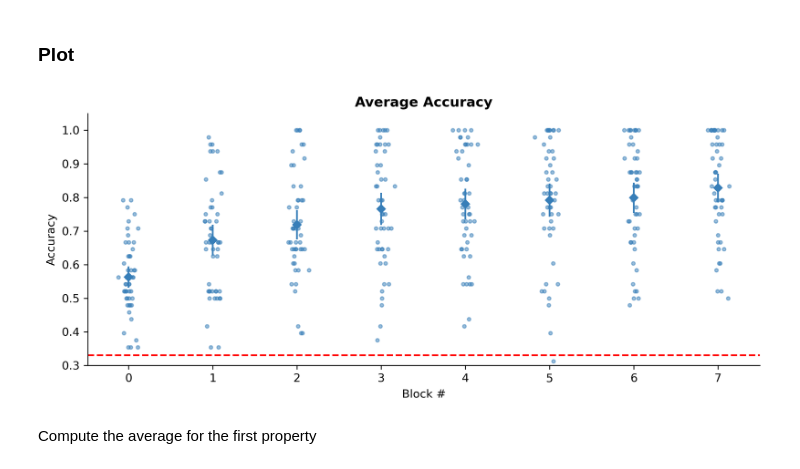
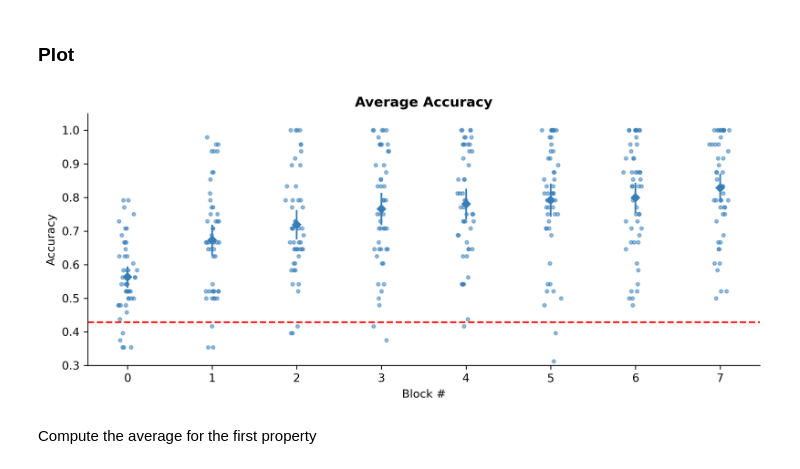
Before and after one commit to JirkoRu/analysis_scripts, a Jupyter notebook: data_loading/2_plotPerformances.ipynb, the cells around one changed output. Saved outputs shown, nothing was run; the diff lists cells and outputs as text; code cells hidden in the pictures.

```diff
--- a/data_loading/2_plotPerformances.ipynb
+++ b/data_loading/2_plotPerformances.ipynb
@@ -115,12 +115,12 @@ ACCURACY_M_SUJS.shape
 ### Plot
 # %%
 
-func_name = 'figures_new/fig_1_new.png'
+func_name = 'figures_new/fig_1_new.svg'
 fig_title = 'Average Accuracy'
-chance_level = .33
+chance_level = 9/21
 plot_accuracy(ACCURACY_M_SUJS, ACCURACY_M, ACCURACY_SE,func_name,fig_title, chance_level=chance_level)
 # %% [output]
-[figure, old version]
+[figure, new version]
 # %% [markdown]
 Compute the average for the first property
 # %%
```
Also changed, not shown: parts of 4 cells of this notebook, 14 other files.
